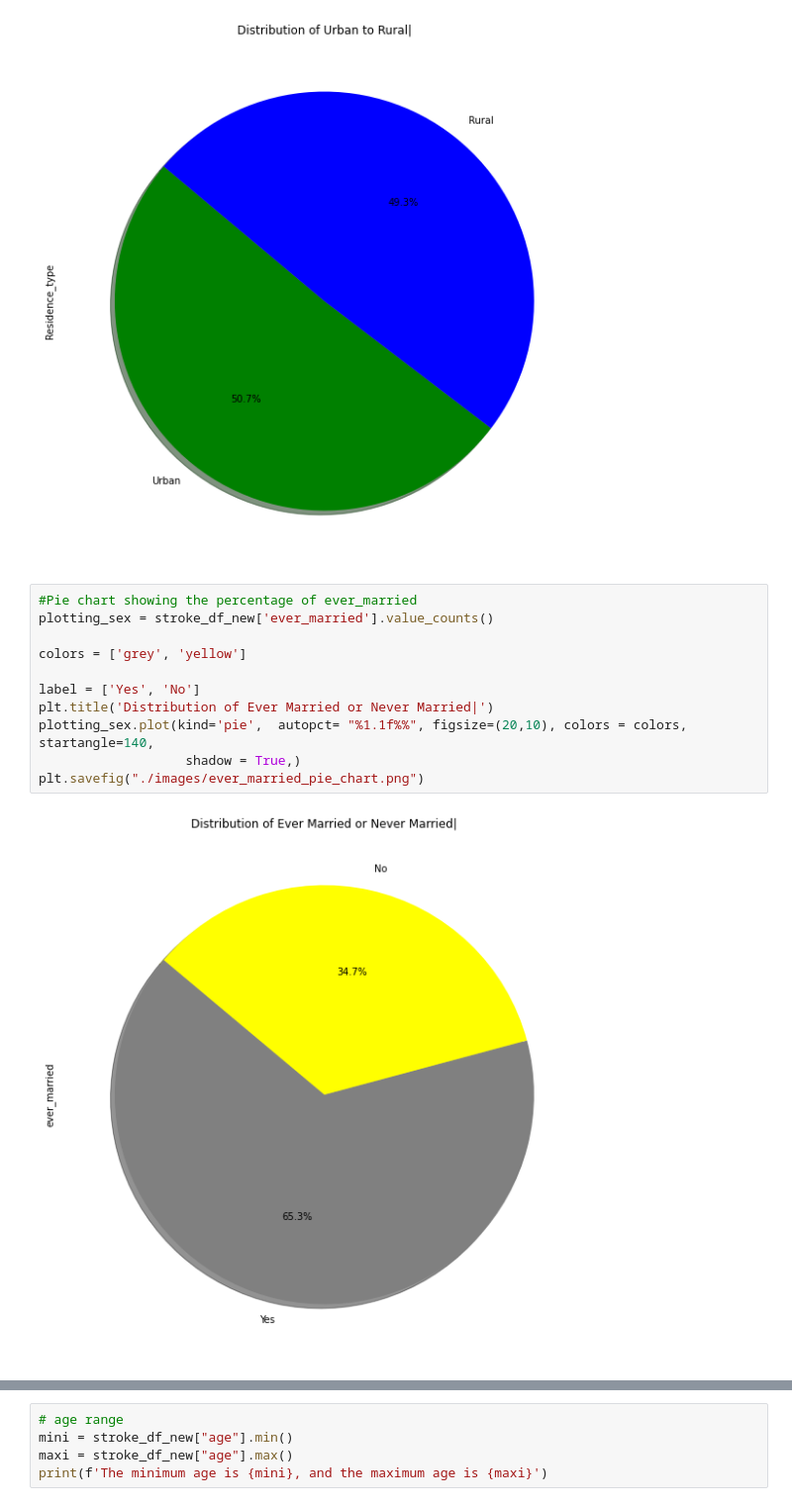
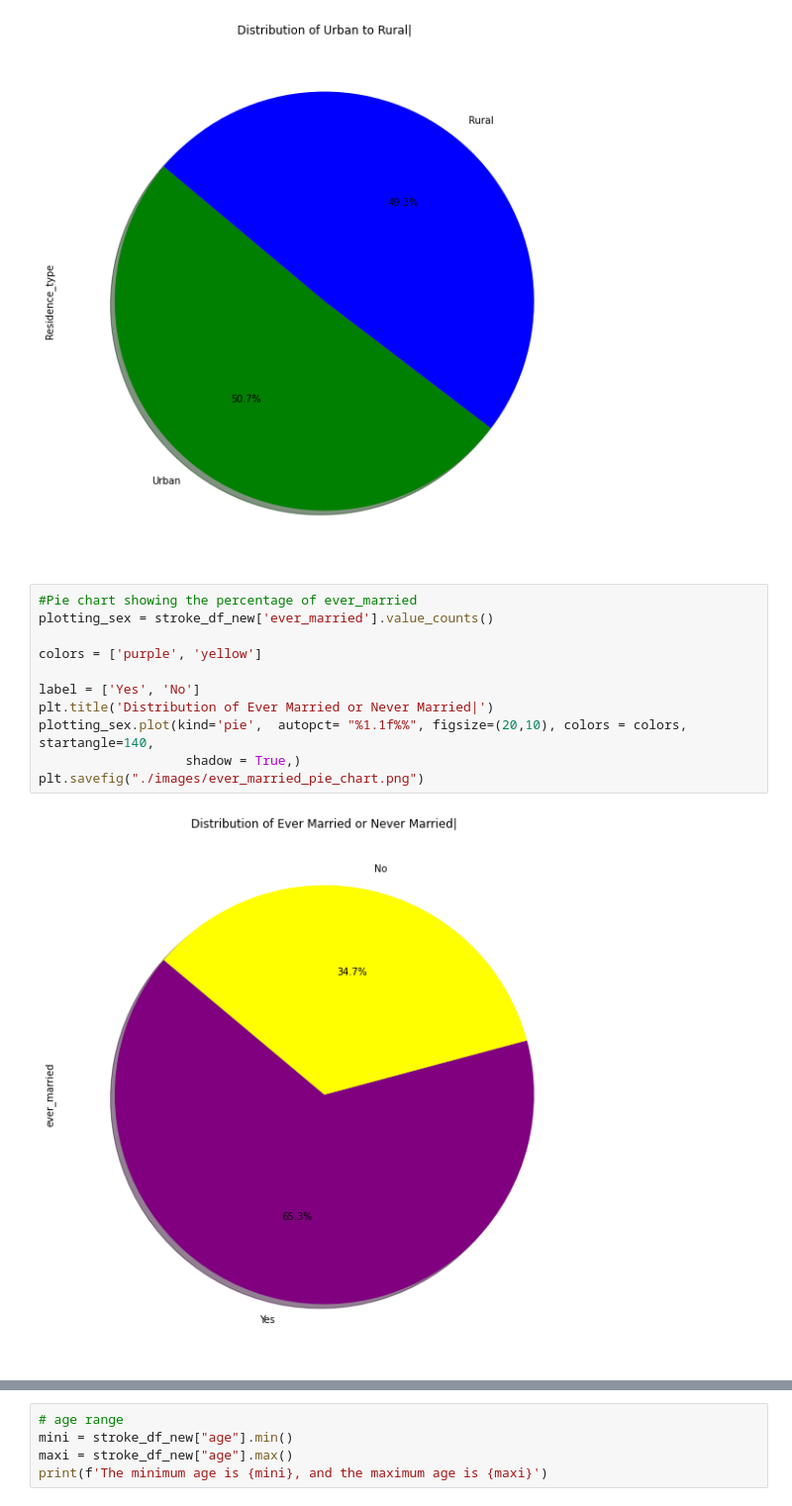
Before and after one commit to ruchisharma19/Project-4-Data-Doctors, a Jupyter notebook: Untitled.ipynb, the cells around one changed output, grey strips where cells are left out. Shown at 99% size. Saved outputs shown, nothing was run; the diff lists cells and outputs as text.

```diff
--- a/Untitled.ipynb
+++ b/Untitled.ipynb
@@ -151,16 +153,16 @@ plt.savefig("./images/Residence_type_pie_chart.png")
 # %%
 #Pie chart showing the percentage of ever_married
 plotting_sex = stroke_df_new['ever_married'].value_counts()
 
-colors = ['grey', 'yellow']
+colors = ['purple', 'yellow']
 
 label = ['Yes', 'No']
 plt.title('Distribution of Ever Married or Never Married|')
 plotting_sex.plot(kind='pie',  autopct= "%1.1f%%", figsize=(20,10), colors = colors, startangle=140,
                    shadow = True,)
 plt.savefig("./images/ever_married_pie_chart.png")
 # %% [output]
-[figure, old version]
+[figure, new version]
 # %%
 #Pie chart showing the percentage distribution of people with stroke
 plotting_sex = stroke_df_new['stroke'].value_counts()
```
Also changed, not shown: parts of 14 cells of this notebook, 7 other files.
